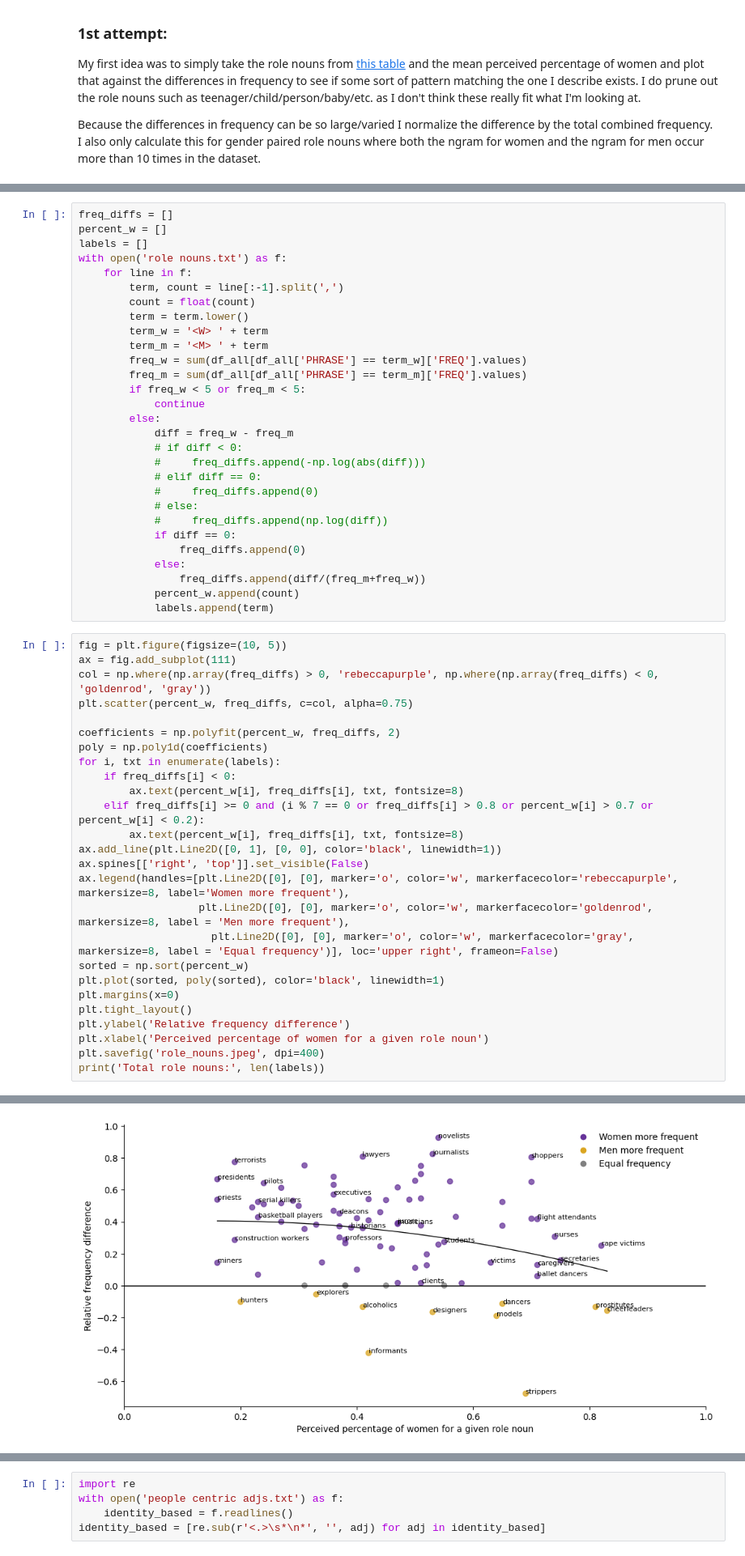
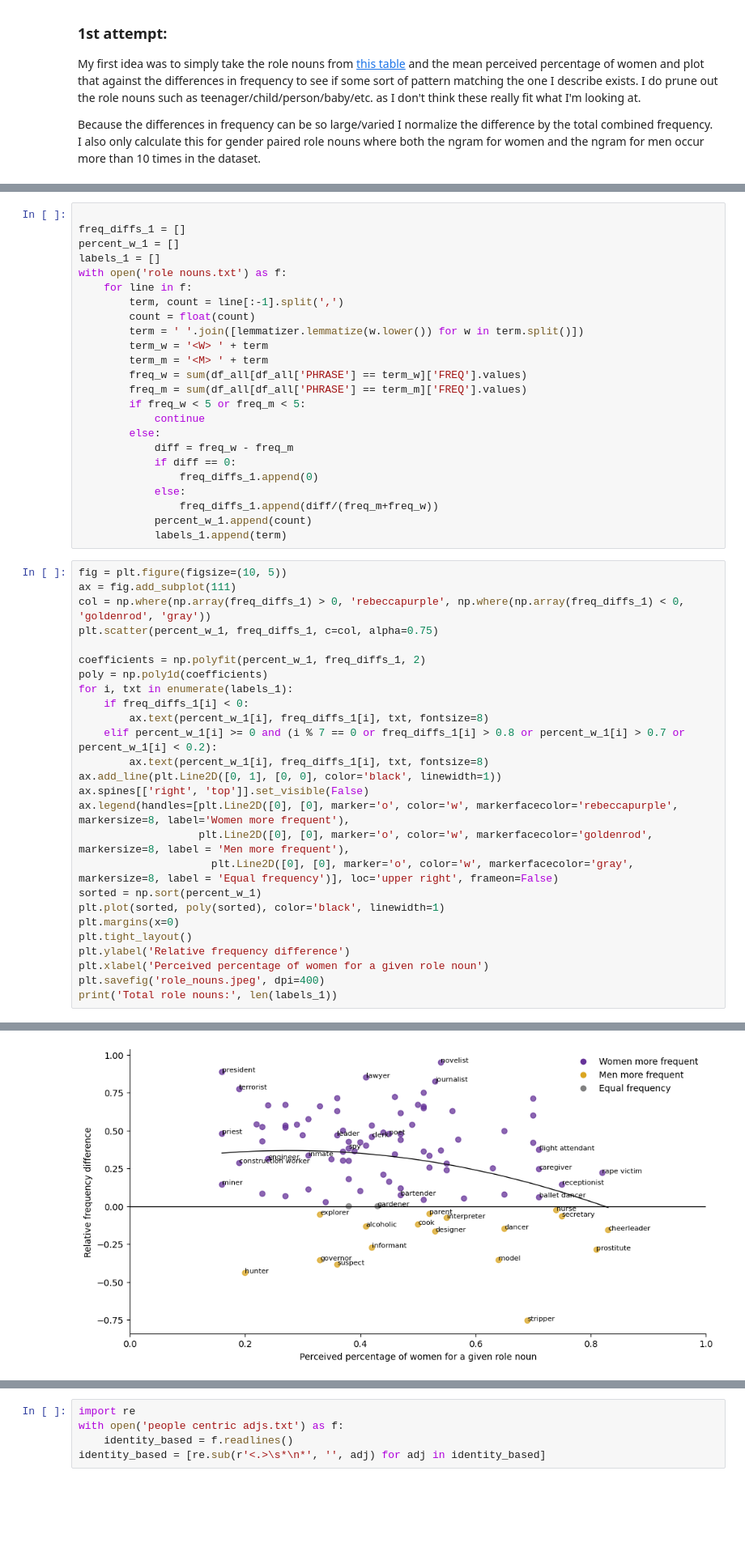
Before and after one commit to katie-warburton/Exploring-Biases-in-Gendered-Categories, a Jupyter notebook: Predicting Markedness/Predicting Frequency Asymmetries.ipynb, the cells around one changed output, grey strips where cells are left out. Shown at 81% size. Saved outputs shown, nothing was run; the diff lists cells and outputs as text; blank space fills up the shorter version.

```diff
--- a/Predicting Markedness/Predicting Frequency Asymmetries.ipynb
+++ b/Predicting Markedness/Predicting Frequency Asymmetries.ipynb
@@ -46,12 +57,13 @@ Because the differences in frequency can be so large/varied I normalize the diff
 # %%
-freq_diffs = []
-percent_w = []
-labels = []
+
+freq_diffs_1 = []
+percent_w_1 = []
+labels_1 = []
 with open('role nouns.txt') as f:
     for line in f:
         term, count = line[:-1].split(',')
         count = float(count)
-        term = term.lower()
+        term = ' '.join([lemmatizer.lemmatize(w.lower()) for w in term.split()])
         term_w = '<W> ' + term
         term_m = '<M> ' + term
         freq_w = sum(df_all[df_all['PHRASE'] == term_w]['FREQ'].values)
@@ -60,42 +72,36 @@ with open('role nouns.txt') as f:
             continue
         else:
             diff = freq_w - freq_m
-            # if diff < 0:
-            #     freq_diffs.append(-np.log(abs(diff)))
-            # elif diff == 0:
-            #     freq_diffs.append(0)
-            # else:
-            #     freq_diffs.append(np.log(diff))
             if diff == 0:
-                freq_diffs.append(0)
+                freq_diffs_1.append(0)
             else:
-                freq_diffs.append(diff/(freq_m+freq_w))
-            percent_w.append(count)
-            labels.append(term)
+                freq_diffs_1.append(diff/(freq_m+freq_w))
+            percent_w_1.append(count)
+            labels_1.append(term)
 # %%
 fig = plt.figure(figsize=(10, 5))
 ax = fig.add_subplot(111)
-col = np.where(np.array(freq_diffs) > 0, 'rebeccapurple', np.where(np.array(freq_diffs) < 0, 'goldenrod', 'gray'))
-plt.scatter(percent_w, freq_diffs, c=col, alpha=0.75)
+col = np.where(np.array(freq_diffs_1) > 0, 'rebeccapurple', np.where(np.array(freq_diffs_1) < 0, 'goldenrod', 'gray'))
+plt.scatter(percent_w_1, freq_diffs_1, c=col, alpha=0.75)
 
-coefficients = np.polyfit(percent_w, freq_diffs, 2)
+coefficients = np.polyfit(percent_w_1, freq_diffs_1, 2)
 poly = np.poly1d(coefficients)
-for i, txt in enumerate(labels):
-    if freq_diffs[i] < 0:
-        ax.text(percent_w[i], freq_diffs[i], txt, fontsize=8)
-    elif freq_diffs[i] >= 0 and (i % 7 == 0 or freq_diffs[i] > 0.8 or percent_w[i] > 0.7 or percent_w[i] < 0.2):
-        ax.text(percent_w[i], freq_diffs[i], txt, fontsize=8)
+for i, txt in enumerate(labels_1):
+    if freq_diffs_1[i] < 0:
+        ax.text(percent_w_1[i], freq_diffs_1[i], txt, fontsize=8)
+    elif percent_w_1[i] >= 0 and (i % 7 == 0 or freq_diffs_1[i] > 0.8 or percent_w_1[i] > 0.7 or percent_w_1[i] < 0.2):
+        ax.text(percent_w_1[i], freq_diffs_1[i], txt, fontsize=8)
 ax.add_line(plt.Line2D([0, 1], [0, 0], color='black', linewidth=1))
 ax.spines[['right', 'top']].set_visible(False)
 ax.legend(handles=[plt.Line2D([0], [0], marker='o', color='w', markerfacecolor='rebeccapurple', markersize=8, label='Women more frequent'),
                    plt.Line2D([0], [0], marker='o', color='w', markerfacecolor='goldenrod', markersize=8, label = 'Men more frequent'),
                      plt.Line2D([0], [0], marker='o', color='w', markerfacecolor='gray', markersize=8, label = 'Equal frequency')], loc='upper right', frameon=False)
-sorted = np.sort(percent_w)
+sorted = np.sort(percent_w_1)
 plt.plot(sorted, poly(sorted), color='black', linewidth=1)
 plt.margins(x=0)
 plt.tight_layout()
 plt.ylabel('Relative frequency difference')
 plt.xlabel('Perceived percentage of women for a given role noun')
 plt.savefig('role_nouns.jpeg', dpi=400)
-print('Total role nouns:', len(labels))
+print('Total role nouns:', len(labels_1))
 # %% [output]
@@ -103 +109 @@ Total role nouns: 88
-[figure, old version]
+[figure, new version]
```
Also changed, not shown: parts of 20 cells of this notebook, 20 other files.
